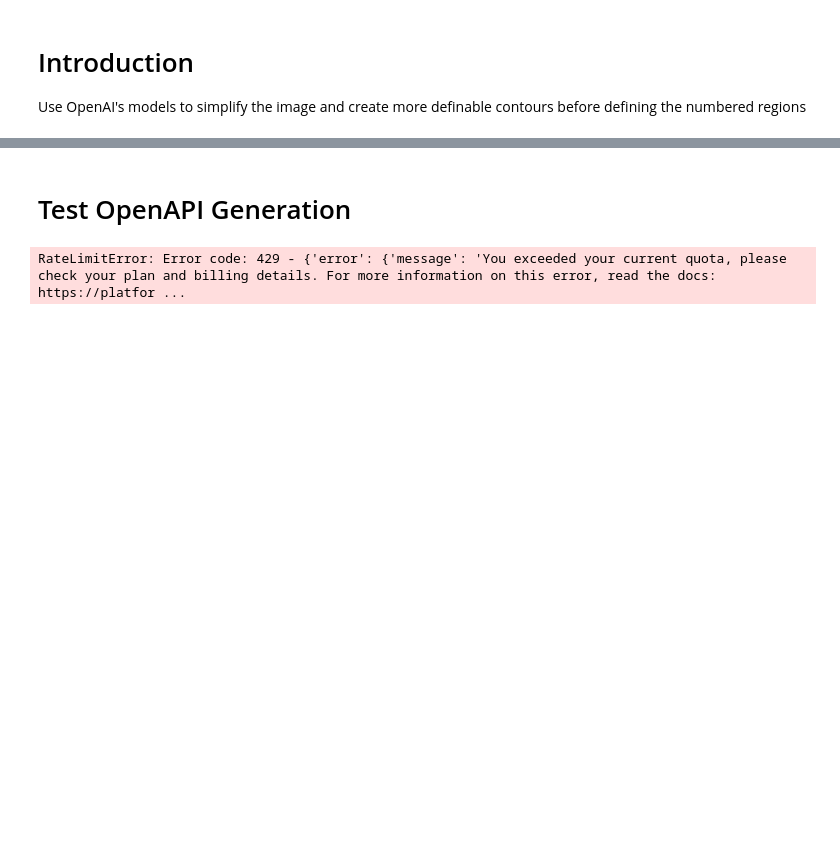
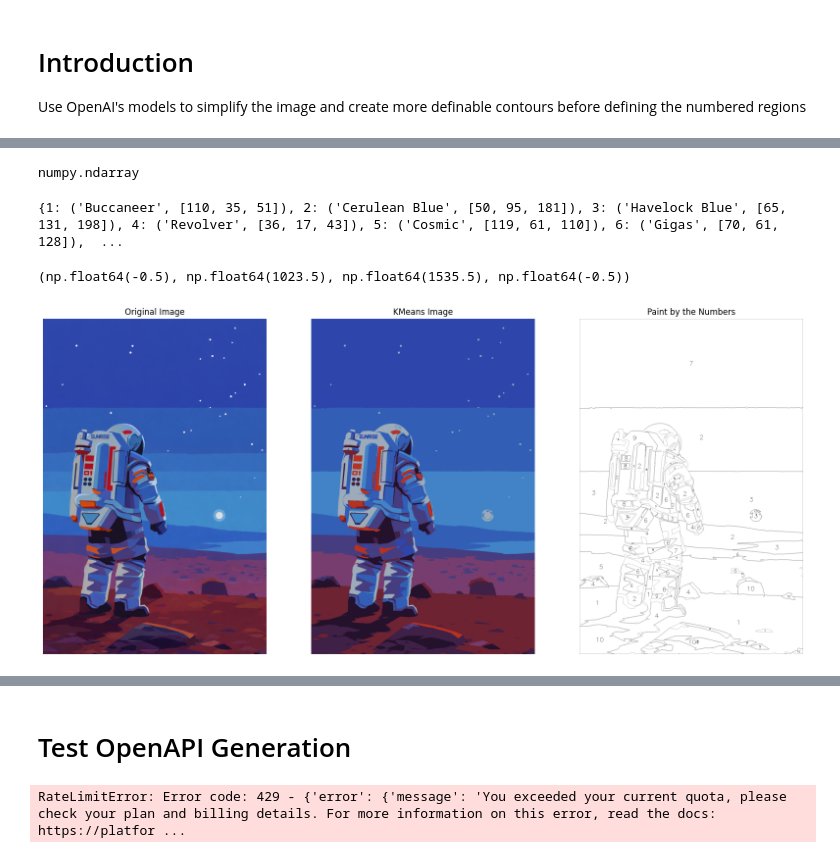
Before and after one commit to minimartzz/pAInt-by-the-numbers, a Jupyter notebook: model_exploration.ipynb, the cells around one changed output, grey strips where cells are left out. Cells and saved outputs as stored; diff of their text form; code cells hidden in the pictures; blank space fills up the shorter version.

Commit message:
[Update] Tested contour process on simplifying image with AI

```diff
--- a/model_exploration.ipynb
+++ b/model_exploration.ipynb
@@ -17,0 +66,26 @@ Use OpenAI's models to simplify the image and create more definable contours bef
+# %%
+def get_colours(
+  img: np.array,
+  n_clusters: int = 10
+):
+  height, width, _ = img.shape
+  pixel_list = img.reshape((img.shape[0] * img.shape[1], 3))
+
+  clt = KMeans(n_clusters=n_clusters, n_init="auto")
+  clt.fit(pixel_list)
+
+  # Extract colours
+  d_colours = clt.cluster_centers_.astype('uint8') # Cluster centers - RGB values
+  labels = clt.labels_ # Assigned cluster center by index
+  new_img = d_colours[labels] # Extracted colours
+
+  # Reshape back to original image
+  new_img = new_img.reshape((height, width, 3))
+
+  # Get the colour names
+  d_colours_l = d_colours.tolist()
+  colour_names = {}
+  for i, colour in enumerate(d_colours_l):
+    colour_names[i+1] = (colornames.find(colour[0], colour[1], colour[2]), colour)
+
+  return new_img, colour_names, labels
@@ -17,0 +206,26 @@ Use OpenAI's models to simplify the image and create more definable contours bef
+# %%
+type(img)
+# %% [output]
+numpy.ndarray
+# %%
+img = load_image("./data/ai_1.png", "RGB")
+# img = superpixel_segmentation(img)
+new_img, colours, labels = get_colours(img, 10)
+pbn = create_canvas(new_img, labels)
+
+fig, (ax1, ax2, ax3) = plt.subplots(nrows=1, ncols=3, figsize=(20, 15))
+ax1.imshow(img)
+ax1.set_title("Original Image")
+ax1.axis("off")
+
+ax2.imshow(new_img)
+ax2.set_title("KMeans Image")
+ax2.axis("off")
+
+ax3.imshow(pbn)
+ax3.set_title("Paint by the Numbers")
+ax3.axis("off")
+# %% [output]
+{1: ('Buccaneer', [110, 35, 51]), 2: ('Cerulean Blue', [50, 95, 181]), 3: ('Havelock Blue', [65, 131, 198]), 4: ('Revolver', [36, 17, 43]), 5: ('Cosmic', [119, 61, 110]), 6: ('Gigas', [70, 61, 128]),  ...
+(np.float64(-0.5), np.float64(1023.5), np.float64(1535.5), np.float64(-0.5))
+[figure, added]
```
Also changed, not shown: parts of 10 cells of this notebook, 7 other files.
